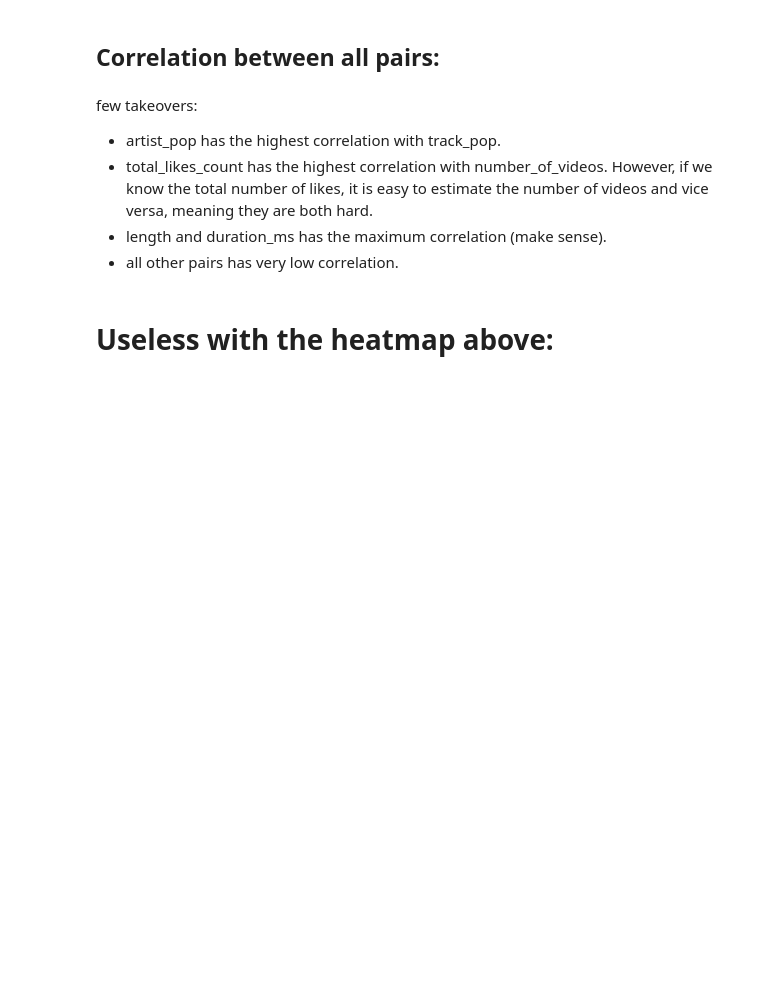
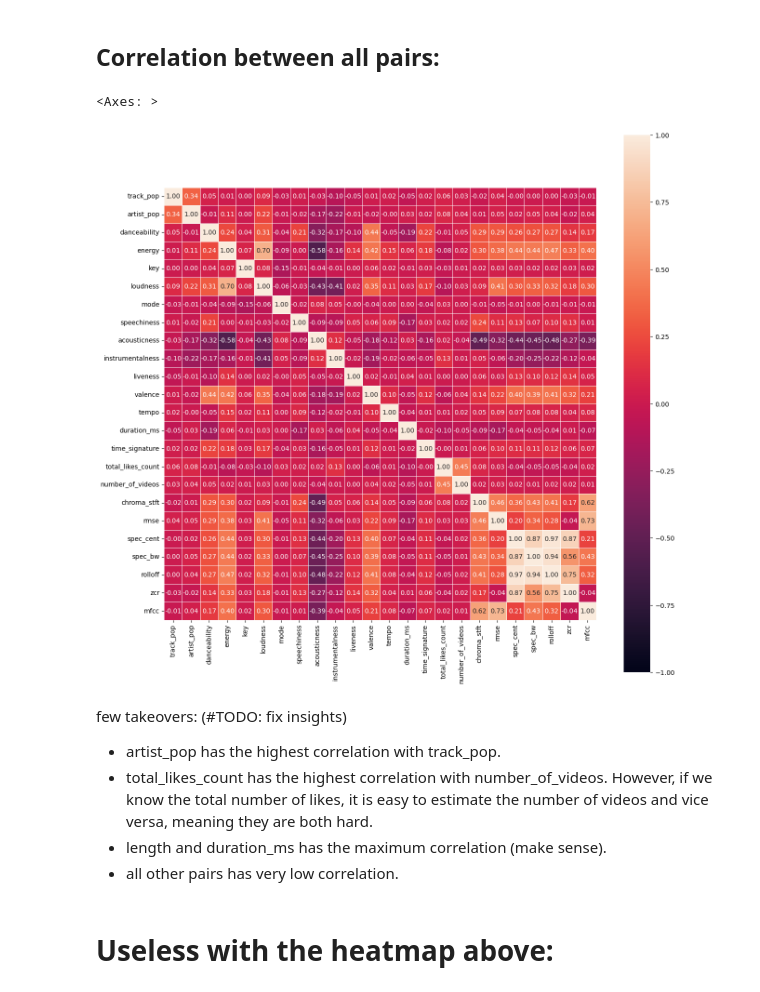
Before and after one commit to omersideman/ai-project, a Jupyter notebook: notebooks/data_analysis.ipynb, the cells around one changed output. Drawn from its saved outputs; the diff is of its cells as text; code cells hidden in the pictures; blank space fills up the shorter version.

```diff
--- a/notebooks/data_analysis.ipynb
+++ b/notebooks/data_analysis.ipynb
@@ -76,13 +157,16 @@ For reference, the most popular song on tik tok has ~35 million videos.
 # %% [markdown]
 ## Correlation between all pairs:
 # %%
-fig, ax = plt.subplots(figsize=(12, 12))
+fig, ax = plt.subplots(figsize=(15, 15))
 
 corr = df.corr()
 
 sns.heatmap(corr, annot=True, ax=ax, square=True, linewidth=.5, vmin=-1, vmax=1, fmt=".2f")
+# %% [output]
+<Axes: >
+[figure, added]
 # %% [markdown]
-few takeovers:
+few takeovers: (#TODO: fix insights)
 
 * artist_pop has the highest correlation with track_pop.
 * total_likes_count has the highest correlation with number_of_videos. However, if we know the total number of likes, it is easy to estimate the number of videos and vice versa, meaning they are both hard.
```
Also changed, not shown: parts of 9 cells of this notebook, 2 other files.
